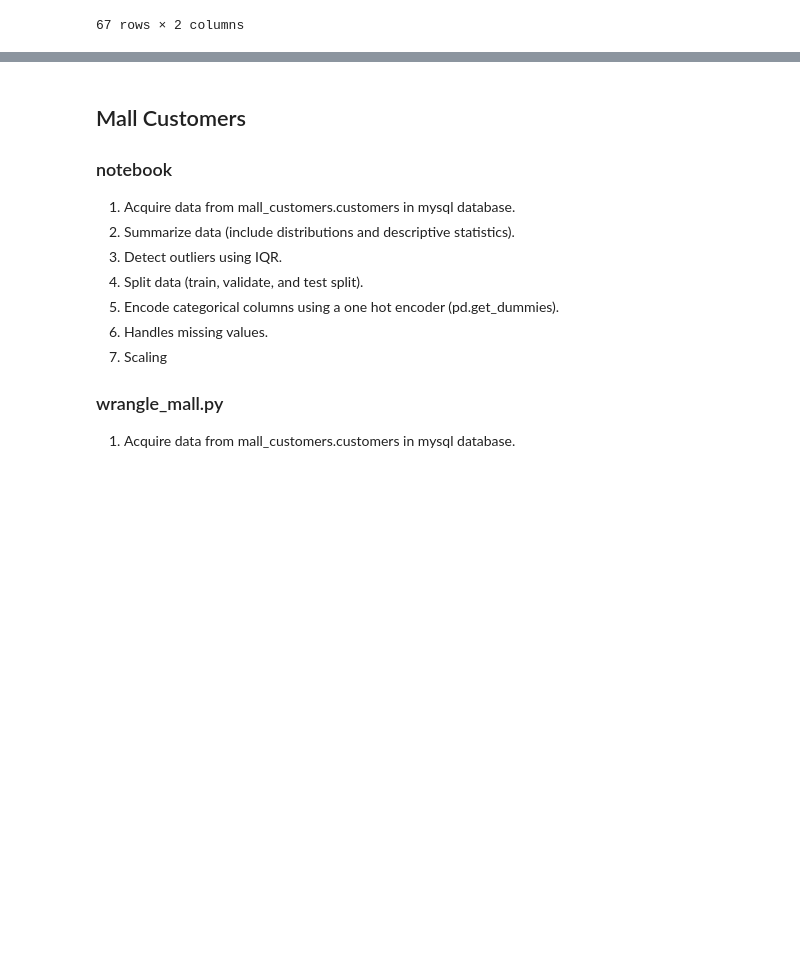
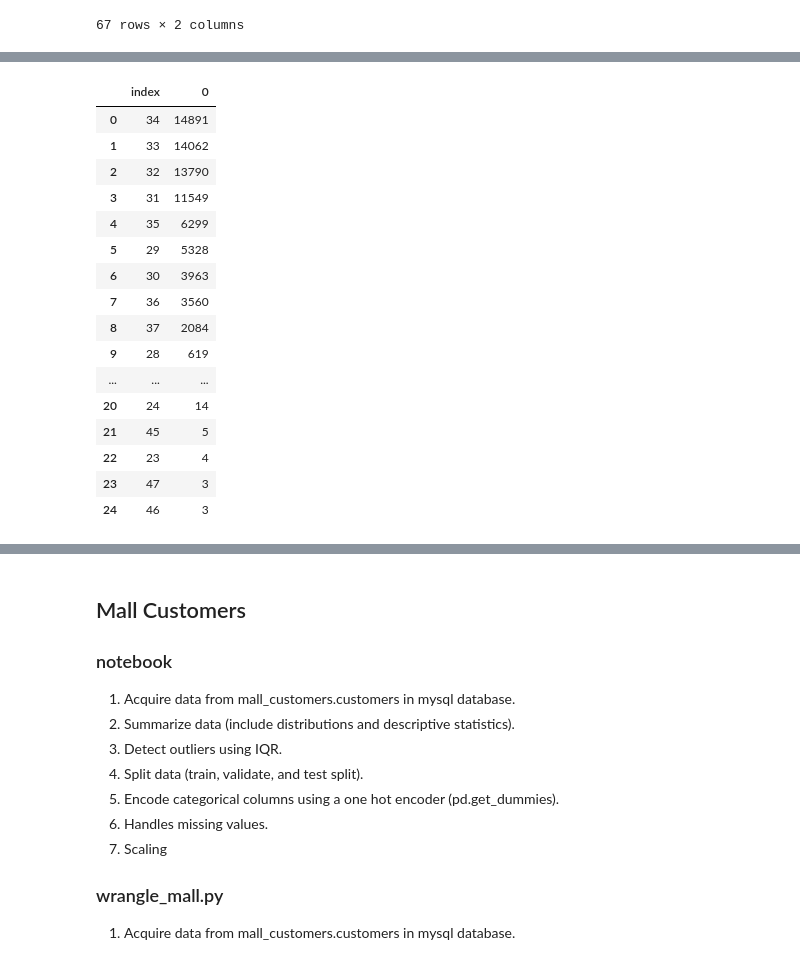
Before and after one commit to AJMartinezLlanes/clustering-exercises, a Jupyter notebook: zillow.ipynb, the cells around one changed output, grey strips where cells are left out. Cells and saved outputs as stored; diff of their text form; code cells hidden in the pictures; blank space fills up the shorter version.

```diff
--- a/zillow.ipynb
+++ b/zillow.ipynb
@@ -209,0 +257,20 @@ nulls_by_col(df)
+# %%
+pd.DataFrame(df.isnull().sum(axis =1).value_counts()).reset_index()
+# %% [output]
+|  | index | 0 |
+| 0 | 34 | 14891 |
+| 1 | 33 | 14062 |
+| 2 | 32 | 13790 |
+| 3 | 31 | 11549 |
+| 4 | 35 | 6299 |
+| 5 | 29 | 5328 |
+| 6 | 30 | 3963 |
+| 7 | 36 | 3560 |
+| 8 | 37 | 2084 |
+| 9 | 28 | 619 |
+| ... | ... | ... |
+| 20 | 24 | 14 |
+| 21 | 45 | 5 |
+| 22 | 23 | 4 |
+| 23 | 47 | 3 |
+| 24 | 46 | 3 |
```
Also changed, not shown: parts of 21 cells of this notebook, 2 other files.
